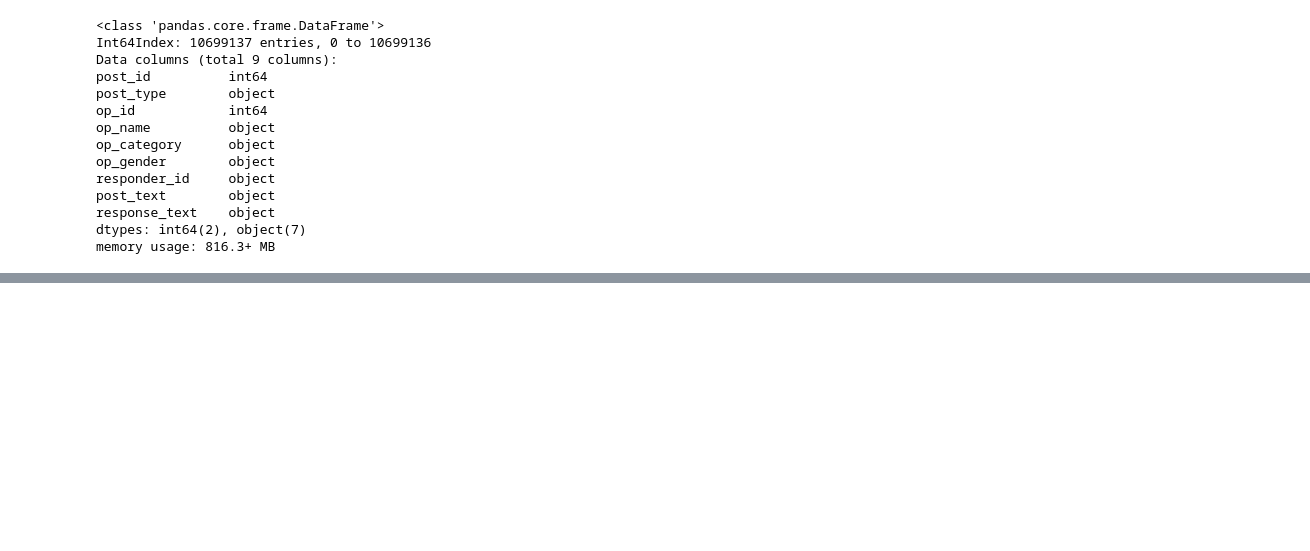
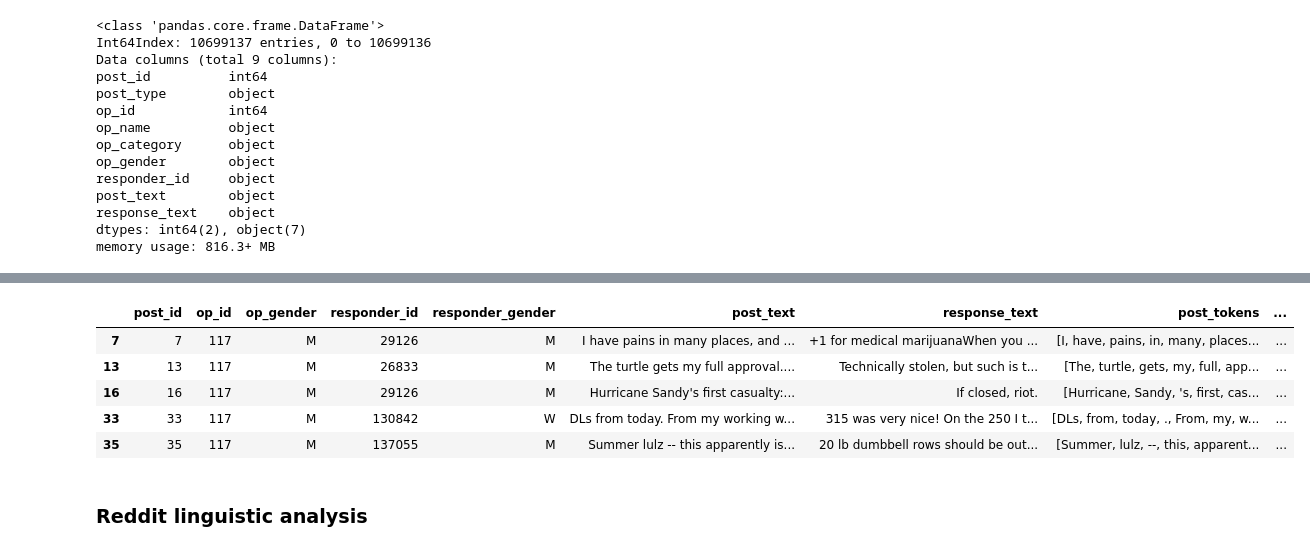
Before and after one commit to Data-Science-for-Linguists-2019/Gendered-Interaction-Online, a Jupyter notebook: exploratory_data_analysis/main_analysis.ipynb, the cells around one changed output, grey strips where cells are left out. Saved outputs shown, nothing was run; the diff lists cells and outputs as text; code cells hidden in the pictures; blank space fills up the shorter version.

```diff
--- a/exploratory_data_analysis/main_analysis.ipynb
+++ b/exploratory_data_analysis/main_analysis.ipynb
@@ -428,0 +466,6 @@ memory usage: 816.3+ MB
+# %%
+# again reduce to 50,000
+fitocracy_sample = fitocracy_df.sample(50000)
+fitocracy_sample.sort_index(inplace=True)
+
+fitocracy_sample.head()
@@ -428,0 +479,19 @@ memory usage: 816.3+ MB
+# %%
+# tokenize...
+fitocracy_sample['post_tokens'] = fitocracy_sample.post_text.map(nltk.word_tokenize)
+fitocracy_sample['response_tokens'] = fitocracy_sample.response_text.map(nltk.word_tokenize)
+
+# ... and find length
+fitocracy_sample['post_length'] = fitocracy_sample.post_tokens.map(len)
+fitocracy_sample['response_length'] = fitocracy_sample.response_tokens.map(len)
+
+fitocracy_sample.head()
+# %% [output]
+|  | post_id | op_id | op_gender | responder_id | responder_gender | post_text | response_text | post_tokens | ... |
+| 7 | 7 | 117 | M | 29126 | M | I have pains in many places, and ... | +1 for medical marijuanaWhen you ... | [I, have, pains, in, many, places... | ... |
+| 13 | 13 | 117 | M | 26833 | M | The turtle gets my full approval.... | Technically stolen, but such is t... | [The, turtle, gets, my, full, app... | ... |
+| 16 | 16 | 117 | M | 29126 | M | Hurricane Sandy's first casualty:... | If closed, riot. | [Hurricane, Sandy, 's, first, cas... | ... |
+| 33 | 33 | 117 | M | 130842 | W | DLs from today. From my working w... | 315 was very nice! On the 250 I t... | [DLs, from, today, ., From, my, w... | ... |
+| 35 | 35 | 117 | M | 137055 | M | Summer lulz -- this apparently is... | 20 lb dumbbell rows should be out... | [Summer, lulz, --, this, apparent... | ... |
+# %% [markdown]
+### Reddit linguistic analysis
```
Also changed, not shown: parts of 12 cells of this notebook.
